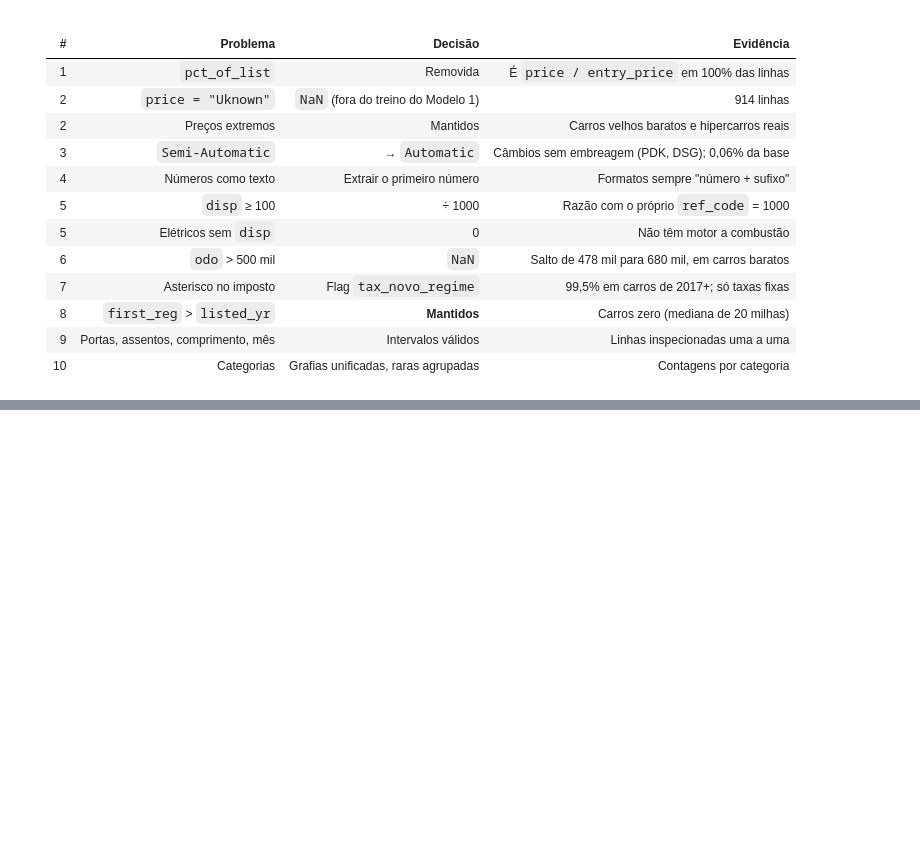
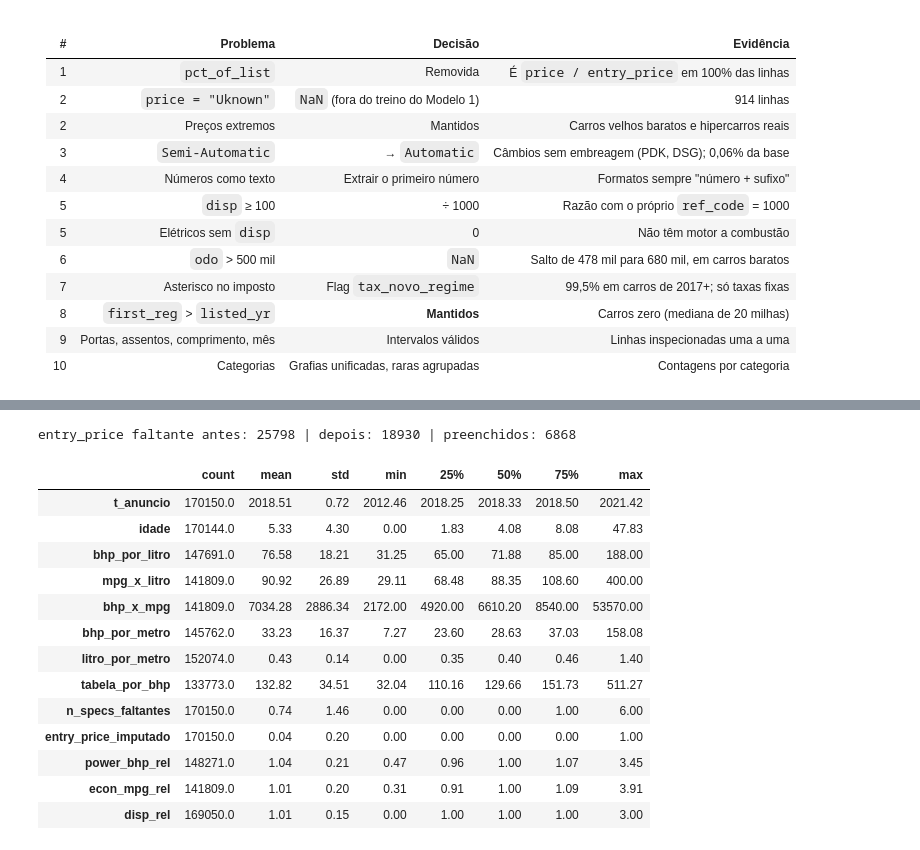
Before and after one commit to antoniosdiass-coder/projeto1, a Jupyter notebook: projeto1.ipynb, the cells around one changed output, grey strips where cells are left out. Drawn from its saved outputs; the diff is of its cells as text; code cells hidden in the pictures; blank space fills up the shorter version.

```diff
--- a/projeto1.ipynb
+++ b/projeto1.ipynb
@@ -1014,0 +1675,64 @@ combustível novo virou: ['Other']
+# %%
+def criar_features(df_limpo):
+    """Features calculadas linha a linha. Não aprende nada dos dados."""
+    df = df_limpo.copy()
+
+    # Feature 1) idade no anúncio, para a análise de erros (não entra nos modelos)
+    mes = df["listed_mo"].fillna(6.5)
+    df["t_anuncio"] = df["listed_yr"] + (mes - 1) / 12
+    df["idade"] = (df["t_anuncio"] - (df["first_reg"] + 0.5)).clip(lower=0)
+
+    # Features 3 a 7) features combinadas: razões e produtos entre especificações
+    df["bhp_por_litro"] = df["power_bhp"] / df["disp"].where(df["disp"] > 0)
+    df["mpg_x_litro"] = df["econ_mpg"] * df["disp"]
+    df["bhp_x_mpg"] = df["power_bhp"] * df["econ_mpg"]
+    df["bhp_por_metro"] = df["power_bhp"] / (df["length_mm"] / 1000)
+    df["litro_por_metro"] = df["disp"] / (df["length_mm"] / 1000)
+    df["tabela_por_bhp"] = df["entry_price"] / df["power_bhp"]
+
+    # Feature 9) quantas especificações técnicas faltam no anúncio (antes do preenchimento da Feature 10)
+    specs = ["power_bhp", "econ_mpg", "length_mm", "annual_tax", "entry_price", "disp"]
+    df["n_specs_faltantes"] = df[specs].isna().sum(axis=1)
+
+    return df
+
+
+# Saída da Parte 3: o que cada modelo recebe além das colunas limpas
+FEATURES_COMBINADAS = ["bhp_por_litro", "mpg_x_litro", "bhp_x_mpg", "bhp_por_metro", "litro_por_metro", "tabela_por_bhp"]
+FEATURES_REL_REF = ["power_bhp_rel", "econ_mpg_rel", "disp_rel"]
+
+FEATURES_NOVAS_PRECO = FEATURES_COMBINADAS + ["entry_price_imputado"]  # e o entry_price preenchido
+FEATURES_NOVAS_CAMBIO = FEATURES_COMBINADAS + ["n_specs_faltantes"]
+
+# Ajudam quando o modelo de carro já foi visto, mas atrapalham em carros inéditos (Features 10 e 11).
+# A decisão depende da estratégia de validação, definida na modelagem.
+FEATURES_CONDICIONAIS_PRECO = FEATURES_REL_REF
+FEATURES_CONDICIONAIS_CAMBIO = FEATURES_REL_REF + ["entry_price_imputado"]
+
+df_feat = criar_features(df_limpo)
+
+# Aqui o fit usa a base toda só para inspecionar. Na validação, o fit é feito dentro de cada divisão.
+df_feat_insp = EstatisticasRef().fit_transform(df_feat)
+
+print("entry_price faltante antes:", df_feat["entry_price"].isna().sum(),
+      "| depois:", df_feat_insp["entry_price"].isna().sum(),
+      "| preenchidos:", int(df_feat_insp["entry_price_imputado"].sum()))
+
+NOVAS = ["t_anuncio", "idade"] + FEATURES_COMBINADAS + ["n_specs_faltantes", "entry_price_imputado"] + FEATURES_REL_REF
+df_feat_insp[NOVAS].describe().T.round(2)
+# %% [output]
+entry_price faltante antes: 25798 | depois: 18930 | preenchidos: 6868
+|  | count | mean | std | min | 25% | 50% | 75% | max |
+| t_anuncio | 170150.0 | 2018.51 | 0.72 | 2012.46 | 2018.25 | 2018.33 | 2018.50 | 2021.42 |
+| idade | 170144.0 | 5.33 | 4.30 | 0.00 | 1.83 | 4.08 | 8.08 | 47.83 |
+| bhp_por_litro | 147691.0 | 76.58 | 18.21 | 31.25 | 65.00 | 71.88 | 85.00 | 188.00 |
+| mpg_x_litro | 141809.0 | 90.92 | 26.89 | 29.11 | 68.48 | 88.35 | 108.60 | 400.00 |
+| bhp_x_mpg | 141809.0 | 7034.28 | 2886.34 | 2172.00 | 4920.00 | 6610.20 | 8540.00 | 53570.00 |
+| bhp_por_metro | 145762.0 | 33.23 | 16.37 | 7.27 | 23.60 | 28.63 | 37.03 | 158.08 |
+| litro_por_metro | 152074.0 | 0.43 | 0.14 | 0.00 | 0.35 | 0.40 | 0.46 | 1.40 |
+| tabela_por_bhp | 133773.0 | 132.82 | 34.51 | 32.04 | 110.16 | 129.66 | 151.73 | 511.27 |
+| n_specs_faltantes | 170150.0 | 0.74 | 1.46 | 0.00 | 0.00 | 0.00 | 1.00 | 6.00 |
+| entry_price_imputado | 170150.0 | 0.04 | 0.20 | 0.00 | 0.00 | 0.00 | 0.00 | 1.00 |
+| power_bhp_rel | 148271.0 | 1.04 | 0.21 | 0.47 | 0.96 | 1.00 | 1.07 | 3.45 |
+| econ_mpg_rel | 141809.0 | 1.01 | 0.20 | 0.31 | 0.91 | 1.00 | 1.09 | 3.91 |
+| disp_rel | 169050.0 | 1.01 | 0.15 | 0.00 | 1.00 | 1.00 | 1.00 | 3.00 |
```
Also changed, not shown: parts of 51 cells of this notebook.
